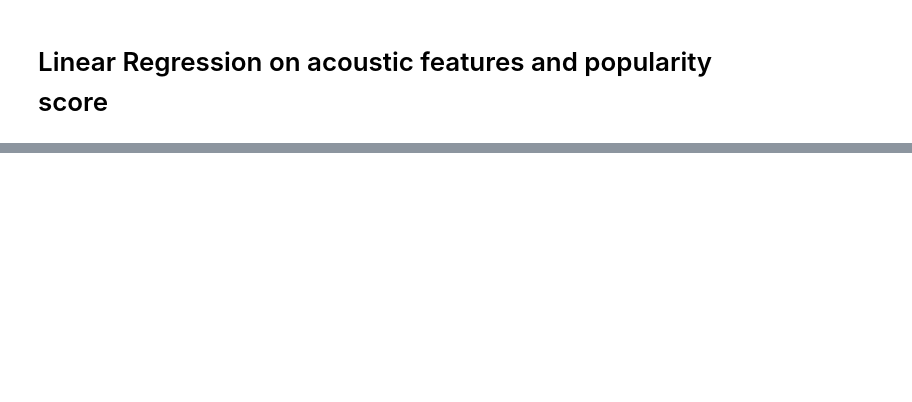
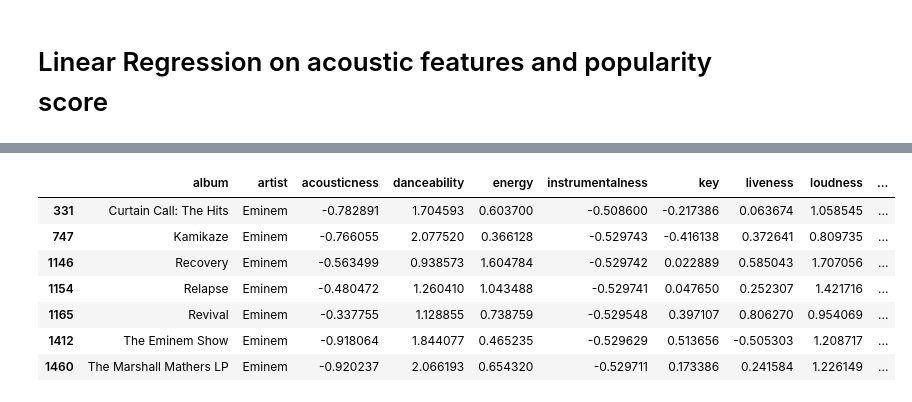
Before and after one commit to shaiyon/Spotify-Analysis, a Jupyter notebook: Exploratory Data Analysis.ipynb, the cells around one changed output, grey strips where cells are left out. Saved outputs shown, nothing was run; the diff lists cells and outputs as text; code cells hidden in the pictures; blank space fills up the shorter version.

```diff
--- a/Exploratory Data Analysis.ipynb
+++ b/Exploratory Data Analysis.ipynb
@@ -252,0 +302,12 @@ Warnings:
+# %%
+a = data.reset_index()
+a.loc[a['artist'] == 'Eminem']
+# %% [output]
+|  | album | artist | acousticness | danceability | energy | instrumentalness | key | liveness | loudness | ... |
+| 331 | Curtain Call: The Hits | Eminem | -0.782891 | 1.704593 | 0.603700 | -0.508600 | -0.217386 | 0.063674 | 1.058545 | ... |
+| 747 | Kamikaze | Eminem | -0.766055 | 2.077520 | 0.366128 | -0.529743 | -0.416138 | 0.372641 | 0.809735 | ... |
+| 1146 | Recovery | Eminem | -0.563499 | 0.938573 | 1.604784 | -0.529742 | 0.022889 | 0.585043 | 1.707056 | ... |
+| 1154 | Relapse | Eminem | -0.480472 | 1.260410 | 1.043488 | -0.529741 | 0.047650 | 0.252307 | 1.421716 | ... |
+| 1165 | Revival | Eminem | -0.337755 | 1.128855 | 0.738759 | -0.529548 | 0.397107 | 0.806270 | 0.954069 | ... |
+| 1412 | The Eminem Show | Eminem | -0.918064 | 1.844077 | 0.465235 | -0.529629 | 0.513656 | -0.505303 | 1.208717 | ... |
+| 1460 | The Marshall Mathers LP | Eminem | -0.920237 | 2.066193 | 0.654320 | -0.529711 | 0.173386 | 0.241584 | 1.226149 | ... |
```
Also changed, not shown: parts of 10 cells of this notebook.
